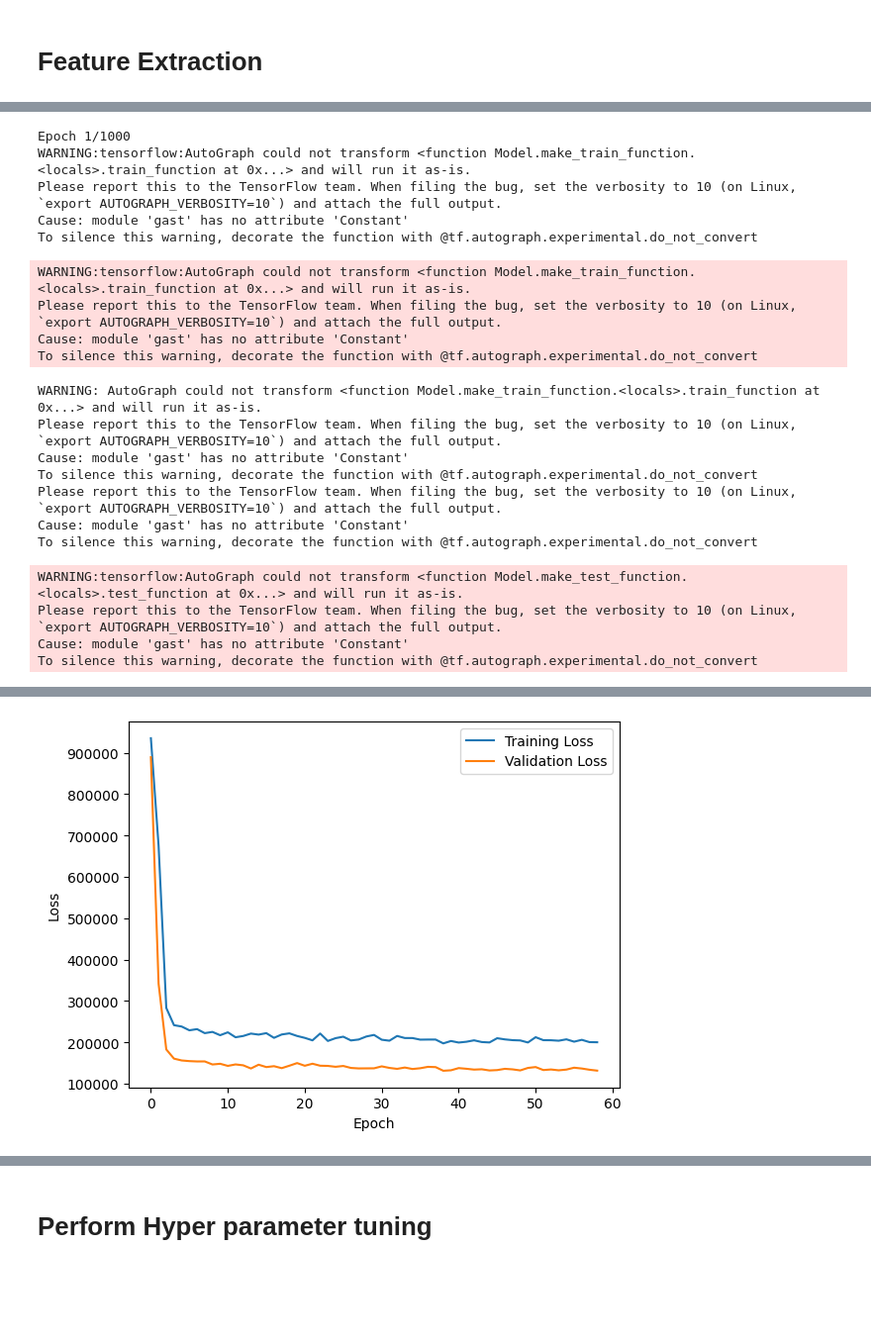
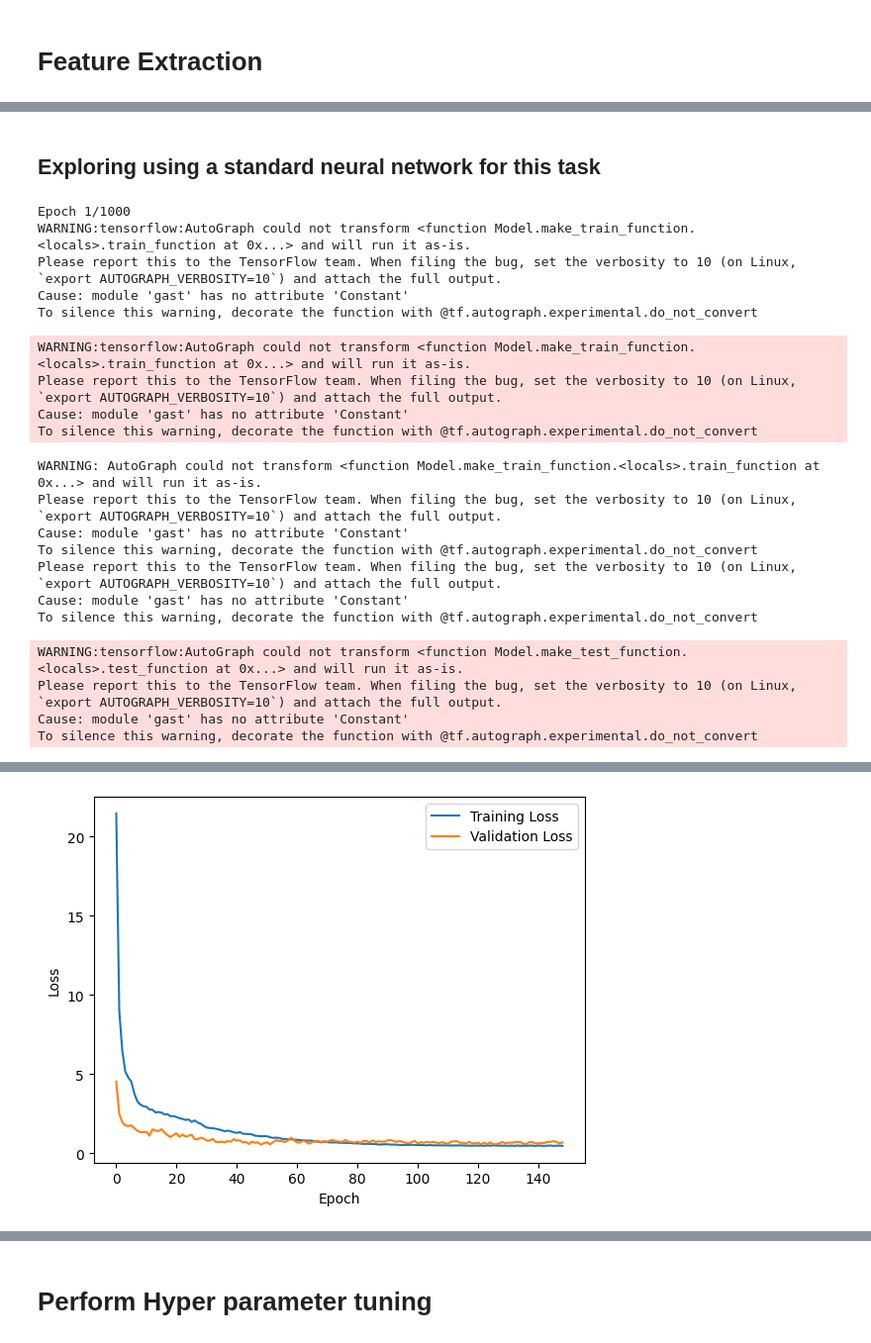
Before and after one commit to HeithemTarchouna/E_Scooter_Prediction, a Jupyter notebook: Ml.ipynb, the cells around one changed output, grey strips where cells are left out. Shown at 99% size. Saved outputs shown, nothing was run; the diff lists cells and outputs as text; code cells hidden in the pictures; blank space fills up the shorter version.

```diff
--- a/Ml.ipynb
+++ b/Ml.ipynb
@@ -490,0 +574,4 @@ def preprocess(dataset,test=False):
+# %%
+def normal_dist(x , mean , sd):
+    prob_density = (np.pi*sd) * np.exp(-0.5*((x-mean)/sd)**2)
+    return prob_density
@@ -501,8 +685,12 @@ def merge_functioning_days(functioning_days,non_functioning_days):
     return pd.concat([functioning_days,non_functioning_days],axis=0).sort_values(by='old_index').drop('old_index',axis=1)
 # %%
 #split based on the functioning day
-preprocessed_data = preprocess(train_data)
-functioning_days_train,non_functioning_days_train = split_functioning_days(preprocessed_data)
+preprocessed_data_train,preprocessed_data_validation = preprocess(train_data)
+functioning_days_train,non_functioning_days_train = split_functioning_days(preprocessed_data_train)
+functioning_days_validation,non_functioning_days_validation = split_functioning_days(preprocessed_data_validation)
 # %%
 X_TRAIN = functioning_days_train.drop(axis=0,columns=["E-scooter Count",'Functioning Day','old_index'])
 Y_TRAIN = functioning_days_train["E-scooter Count"]
+
+X_VALIDATION = functioning_days_validation.drop(axis=0,columns=["E-scooter Count",'Functioning Day','old_index'])
+Y_VALIDATION = functioning_days_validation["E-scooter Count"]
@@ -551,3 +755,4 @@ WeatherType: 0.0003944731746406712
 scaler = StandardScaler()
 scaler = scaler.fit(X_TRAIN)
 X_TRAIN = scaler.transform(X_TRAIN)
+X_VALIDATION = scaler.transform(X_VALIDATION)
@@ -554,12 +798,13 @@ X_TRAIN = scaler.transform(X_TRAIN)
+# %% [markdown]
+## Exploring using a standard neural network for this task
 # %%
 import tensorflow as tf
 
 # Define the input and output layers
 model=tf.keras.Sequential()
-model.add(tf.keras.layers.Dense(32, input_shape=(13,), activation="relu",kernel_regularizer='l2'))
+model.add(tf.keras.layers.Dense(32, input_shape=(18,), activation="relu",kernel_regularizer='l2'))
 model.add(tf.keras.layers.Dropout(0.5))
-model.add(tf.keras.layers.Dense(32, activation="relu"))
-
+model.add(tf.keras.layers.Dense(16, activation="relu"))
 model.add(tf.keras.layers.Dense(8, activation="relu"))
 model.add(tf.keras.layers.Dropout(0.2))
 
@@ -570,10 +815,12 @@ model.compile(
     loss="mse",
     metrics=["mae"]
 )
-callback = tf.keras.callbacks.EarlyStopping(monitor='val_loss', patience=20)
+callback = tf.keras.callbacks.EarlyStopping(monitor='val_loss', patience=100)
+
+validation_set = (X_VALIDATION, Y_VALIDATION)
 
 # Train the model
-history = model.fit(X_TRAIN, Y_TRAIN, epochs=1000, batch_size=32, validation_split=0.2,callbacks=[callback])
+history = model.fit(X_TRAIN, Y_TRAIN, epochs=1000, batch_size=32, validation_data=validation_set,callbacks=[callback])
 
 # Extract the validation loss from the history object
 train_loss = history.history['loss']
@@ -627 +874 @@ Epoch 59/1000
-[figure, old version]
+[figure, new version]
```
Also changed, not shown: parts of 136 cells of this notebook.
